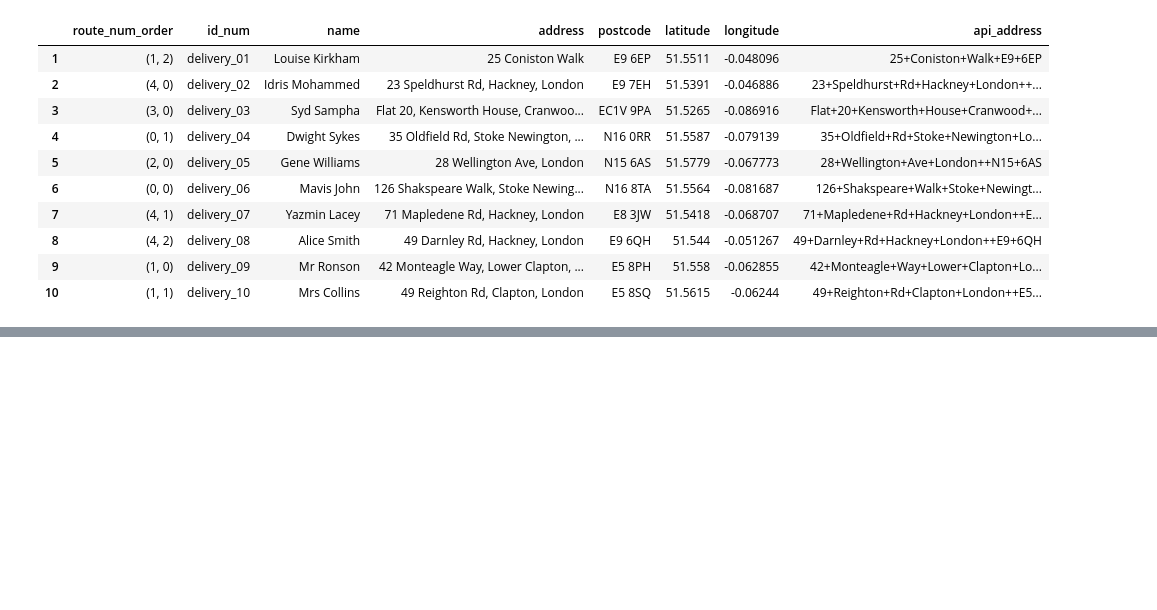
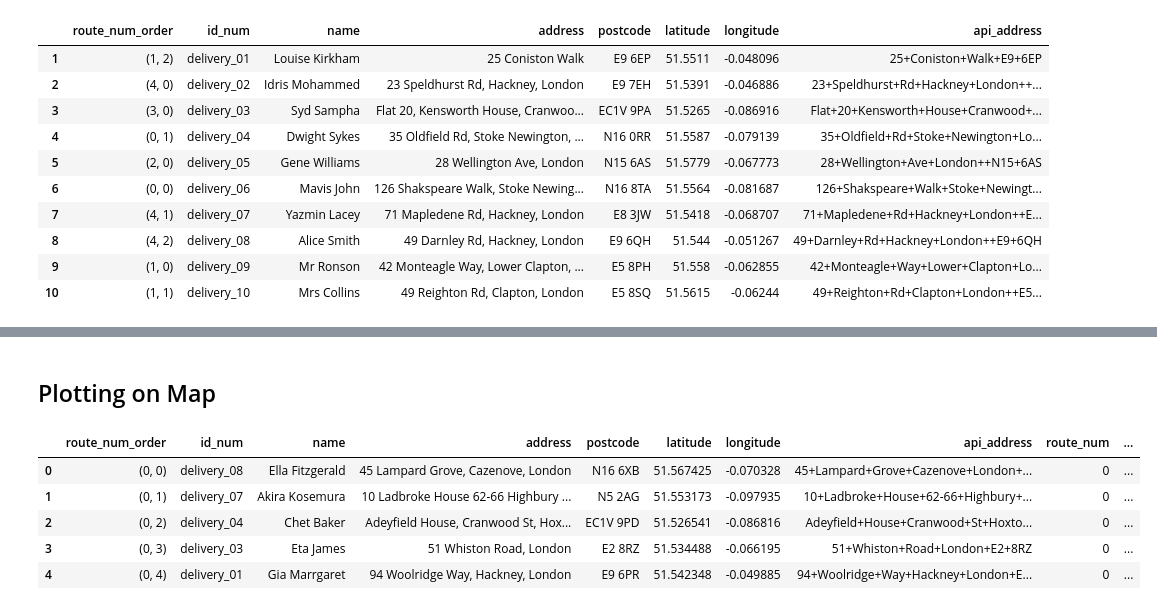
Before and after one commit to LNKirkham/perch_vrp, a Jupyter notebook: Perch Routing.ipynb, the cells around one changed output, grey strips where cells are left out. Cells and saved outputs as stored; diff of their text form; code cells hidden in the pictures; blank space fills up the shorter version.

Commit message:
Added plotting module.

```diff
--- a/Perch Routing.ipynb
+++ b/Perch Routing.ipynb
@@ -549,6 +559,18 @@ basic_locations_df
 | 2 | (4, 0) | delivery_02 | Idris Mohammed | 23 Speldhurst Rd, Hackney, London | E9 7EH | 51.5391 | -0.046886 | 23+Speldhurst+Rd+Hackney+London++... | 4 | ... |
 | 7 | (4, 1) | delivery_07 | Yazmin Lacey | 71 Mapledene Rd, Hackney, London | E8 3JW | 51.5418 | -0.068707 | 71+Mapledene+Rd+Hackney+London++E... | 4 | ... |
 | 8 | (4, 2) | delivery_08 | Alice Smith | 49 Darnley Rd, Hackney, London | E9 6QH | 51.544 | -0.051267 | 49+Darnley+Rd+Hackney+London++E9+6QH | 4 | ... |
+# %% [markdown]
+## Plotting on Map
+# %%
+basic_locations_df = pd.read_csv('data/output/selected_locations_solution.csv')
+basic_locations_df.head()
+# %% [output]
+|  | route_num_order | id_num | name | address | postcode | latitude | longitude | api_address | route_num | ... |
+| 0 | (0, 0) | delivery_08 | Ella Fitzgerald | 45 Lampard Grove, Cazenove, London | N16 6XB | 51.567425 | -0.070328 | 45+Lampard+Grove+Cazenove+London+... | 0 | ... |
+| 1 | (0, 1) | delivery_07 | Akira Kosemura | 10 Ladbroke House 62-66 Highbury ... | N5 2AG | 51.553173 | -0.097935 | 10+Ladbroke+House+62-66+Highbury+... | 0 | ... |
+| 2 | (0, 2) | delivery_04 | Chet Baker | Adeyfield House, Cranwood St, Hox... | EC1V 9PD | 51.526541 | -0.086816 | Adeyfield+House+Cranwood+St+Hoxto... | 0 | ... |
+| 3 | (0, 3) | delivery_03 | Eta James | 51 Whiston Road, London | E2 8RZ | 51.534488 | -0.066195 | 51+Whiston+Road+London+E2+8RZ | 0 | ... |
+| 4 | (0, 4) | delivery_01 | Gia Marrgaret | 94 Woolridge Way, Hackney, London | E9 6PR | 51.542348 | -0.049885 | 94+Woolridge+Way+Hackney+London+E... | 0 | ... |
 # %%
 fig_2 = go.Figure()
 
```
Also changed, not shown: parts of 12 cells of this notebook, 2 other files.
